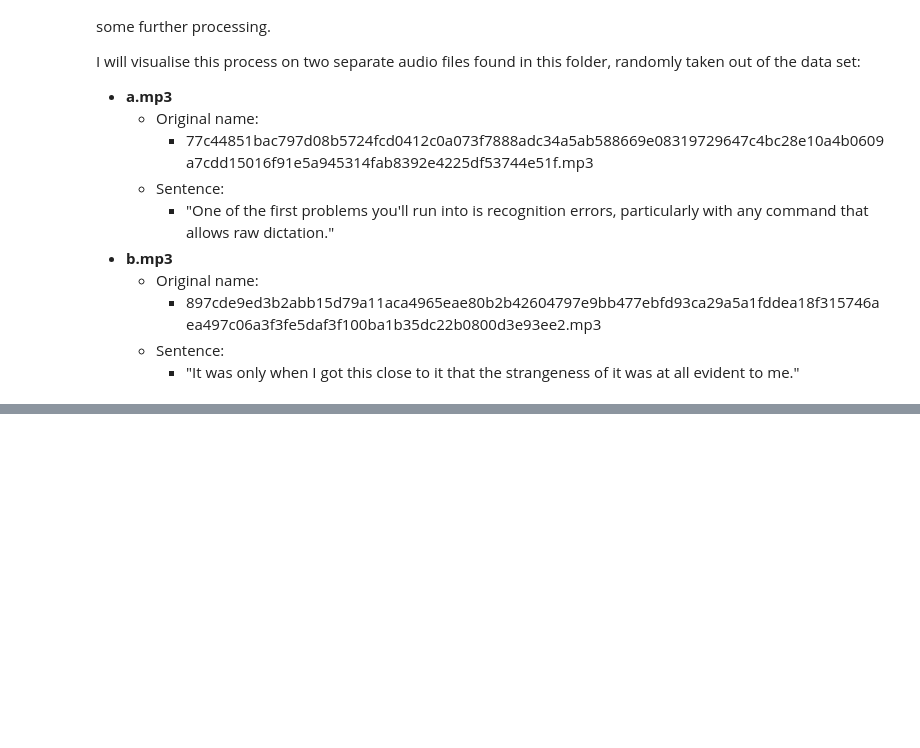
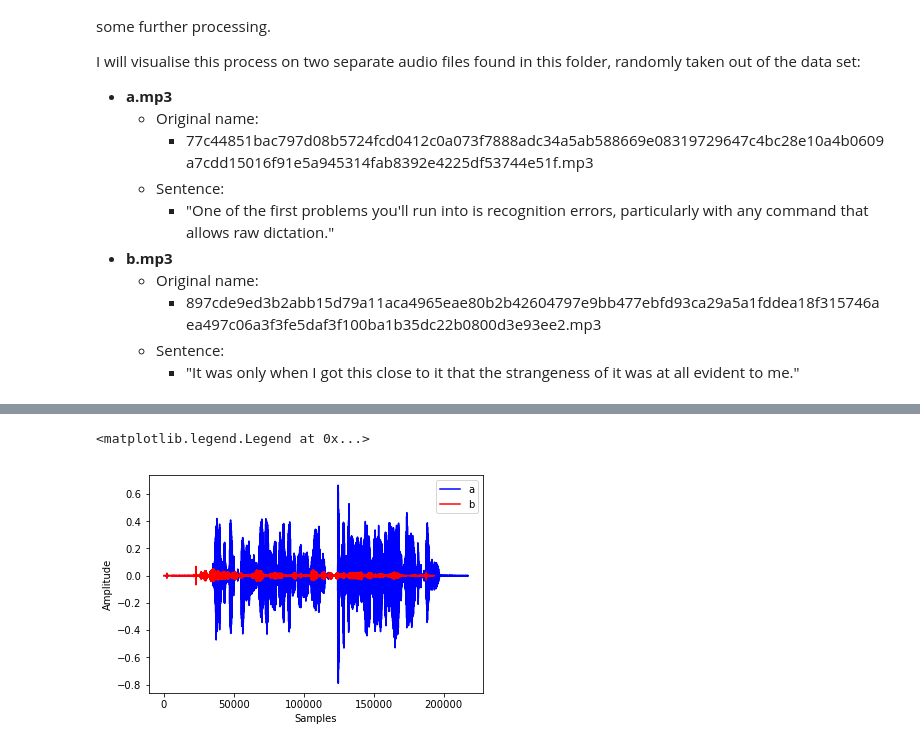
Before and after one commit to anarchuser/nlp-test, a Jupyter notebook: Jupyter-Notebook/Natural Language Processing/essay.ipynb, the cells around one changed output, grey strips where cells are left out. Saved outputs shown, nothing was run; the diff lists cells and outputs as text; code cells hidden in the pictures; blank space fills up the shorter version.

```diff
--- a/Jupyter-Notebook/Natural Language Processing/essay.ipynb
+++ b/Jupyter-Notebook/Natural Language Processing/essay.ipynb
@@ -77,0 +104,12 @@ b = visualise.Visualise("b.mp3")
+# %%
+# Plot the samples of both audio files
+import matplotlib.pyplot as plt
+
+plt.plot(a.data, 'b', label='a')
+plt.plot(b.data, 'r', label='b')
+plt.xlabel("Samples")
+plt.ylabel("Amplitude")
+plt.legend()
+# %% [output]
+<matplotlib.legend.Legend at 0x...>
+[figure, added]
```
Also changed, not shown: parts of 7 cells of this notebook, 2 other files.
